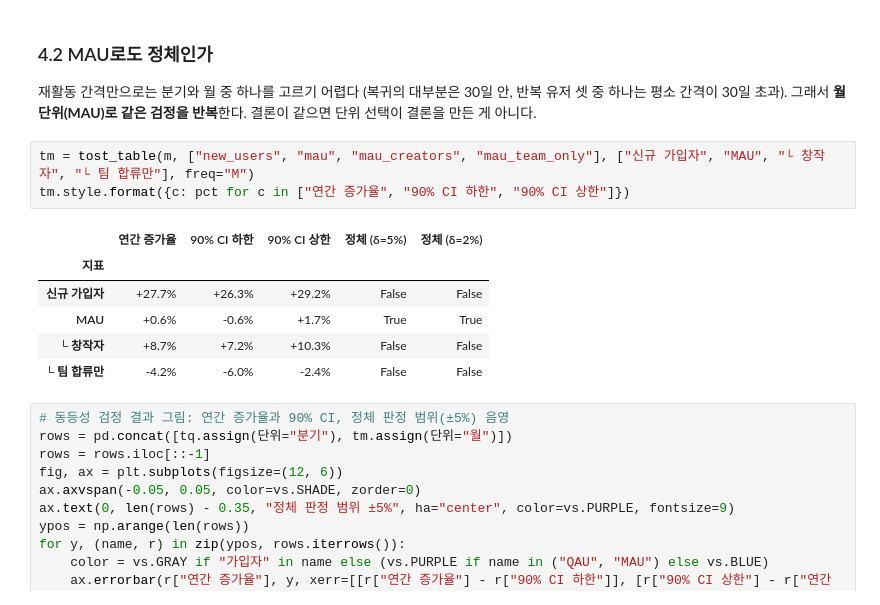
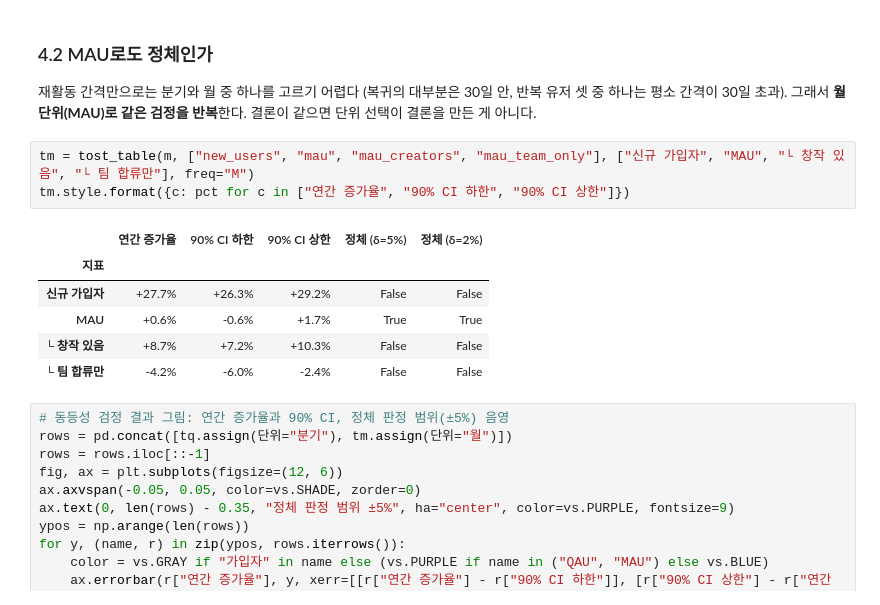
Before and after one commit to HyeonB123/kaggle-growth-diagnosis, a Jupyter notebook: notebooks/01_problem_definition.ipynb, the cells around one changed output. Saved outputs shown, nothing was run; the diff lists cells and outputs as text.

```diff
--- a/notebooks/01_problem_definition.ipynb
+++ b/notebooks/01_problem_definition.ipynb
@@ -235,14 +237,14 @@ pd.DataFrame({"활동일 기준": by_day, f"반복 유저의 간격 중앙값 (n
 ### 4.2 MAU로도 정체인가
 재활동 간격만으로는 분기와 월 중 하나를 고르기 어렵다 (복귀의 대부분은 30일 안, 반복 유저 셋 중 하나는 평소 간격이 30일 초과). 그래서 **월 단위(MAU)로 같은 검정을 반복**한다. 결론이 같으면 단위 선택이 결론을 만든 게 아니다.
 # %%
-tm = tost_table(m, ["new_users", "mau", "mau_creators", "mau_team_only"], ["신규 가입자", "MAU", "└ 창작자", "└ 팀 합류만"], freq="M")
+tm = tost_table(m, ["new_users", "mau", "mau_creators", "mau_team_only"], ["신규 가입자", "MAU", "└ 창작 있음", "└ 팀 합류만"], freq="M")
 tm.style.format({c: pct for c in ["연간 증가율", "90% CI 하한", "90% CI 상한"]})
 # %% [output]
 |  | 연간 증가율 | 90% CI 하한 | 90% CI 상한 | 정체 (δ=5%) | 정체 (δ=2%) |
 | 지표 |  |  |  |  |  |
 | 신규 가입자 | +27.7% | +26.3% | +29.2% | False | False |
 | MAU | +0.6% | -0.6% | +1.7% | True | True |
-| └ 창작자 | +8.7% | +7.2% | +10.3% | False | False |
+| └ 창작 있음 | +8.7% | +7.2% | +10.3% | False | False |
 | └ 팀 합류만 | -4.2% | -6.0% | -2.4% | False | False |
 # %%
 # 동등성 검정 결과 그림: 연간 증가율과 90% CI, 정체 판정 범위(±5%) 음영
```
Also changed, not shown: parts of 7 cells of this notebook, 2 other files.
